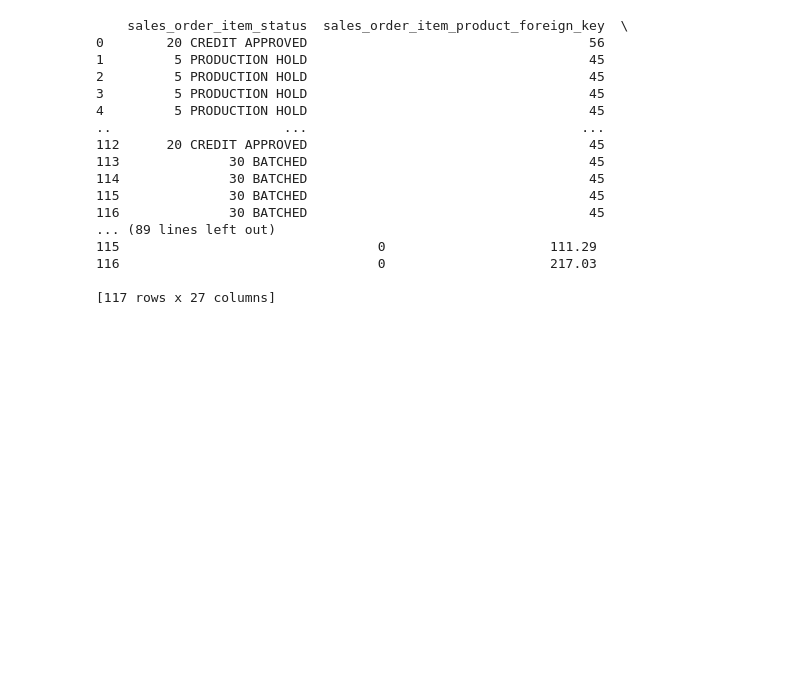
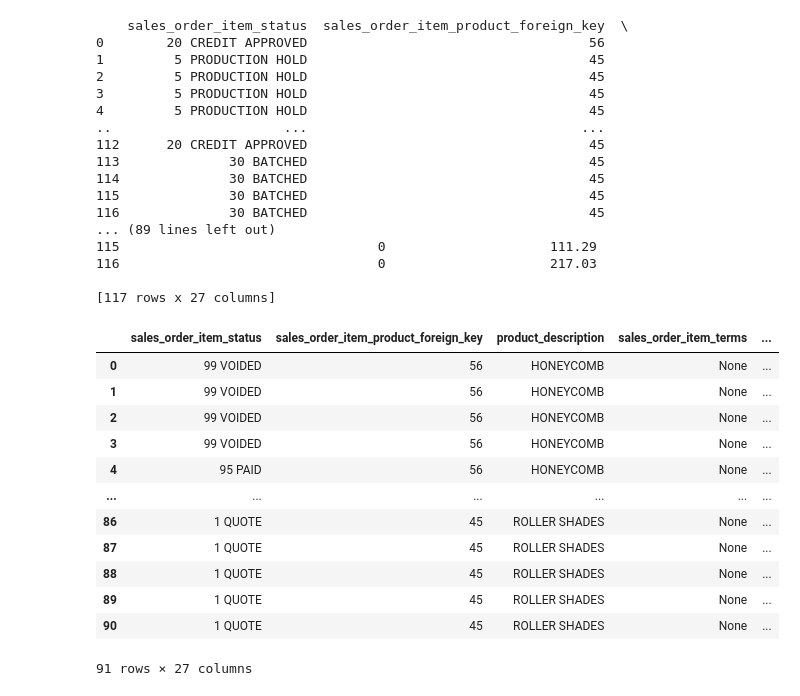
Before and after one commit to Aiman-Abdullah/test, a Jupyter notebook: jcwf_report_credit_analysis/Untitled copy.ipynb, the cells around one changed output. Cells and saved outputs as stored; diff of their text form; code cells hidden in the pictures; blank space fills up the shorter version.

```diff
--- a/jcwf_report_credit_analysis/Untitled copy.ipynb
+++ b/jcwf_report_credit_analysis/Untitled copy.ipynb
@@ -275,0 +536,18 @@ print(df)
+# %%
+Customer_Name = 'VK CUSTOM LIVING'
+customer_key = customer_foreign_key_query(Customer_Name)
+report_query(customer_key,'2020-08-18', '2021-10-18')
+# %% [output]
+|  | sales_order_item_status | sales_order_item_product_foreign_key | product_description | sales_order_item_terms | ... |
+| 0 | 99 VOIDED | 56 | HONEYCOMB | None | ... |
+| 1 | 99 VOIDED | 56 | HONEYCOMB | None | ... |
+| 2 | 99 VOIDED | 56 | HONEYCOMB | None | ... |
+| 3 | 99 VOIDED | 56 | HONEYCOMB | None | ... |
+| 4 | 95 PAID | 56 | HONEYCOMB | None | ... |
+| ... | ... | ... | ... | ... | ... |
+| 86 | 1 QUOTE | 45 | ROLLER SHADES | None | ... |
+| 87 | 1 QUOTE | 45 | ROLLER SHADES | None | ... |
+| 88 | 1 QUOTE | 45 | ROLLER SHADES | None | ... |
+| 89 | 1 QUOTE | 45 | ROLLER SHADES | None | ... |
+| 90 | 1 QUOTE | 45 | ROLLER SHADES | None | ... |
+91 rows × 27 columns
```
Also changed, not shown: parts of 1 cell of this notebook, 4 other files.
